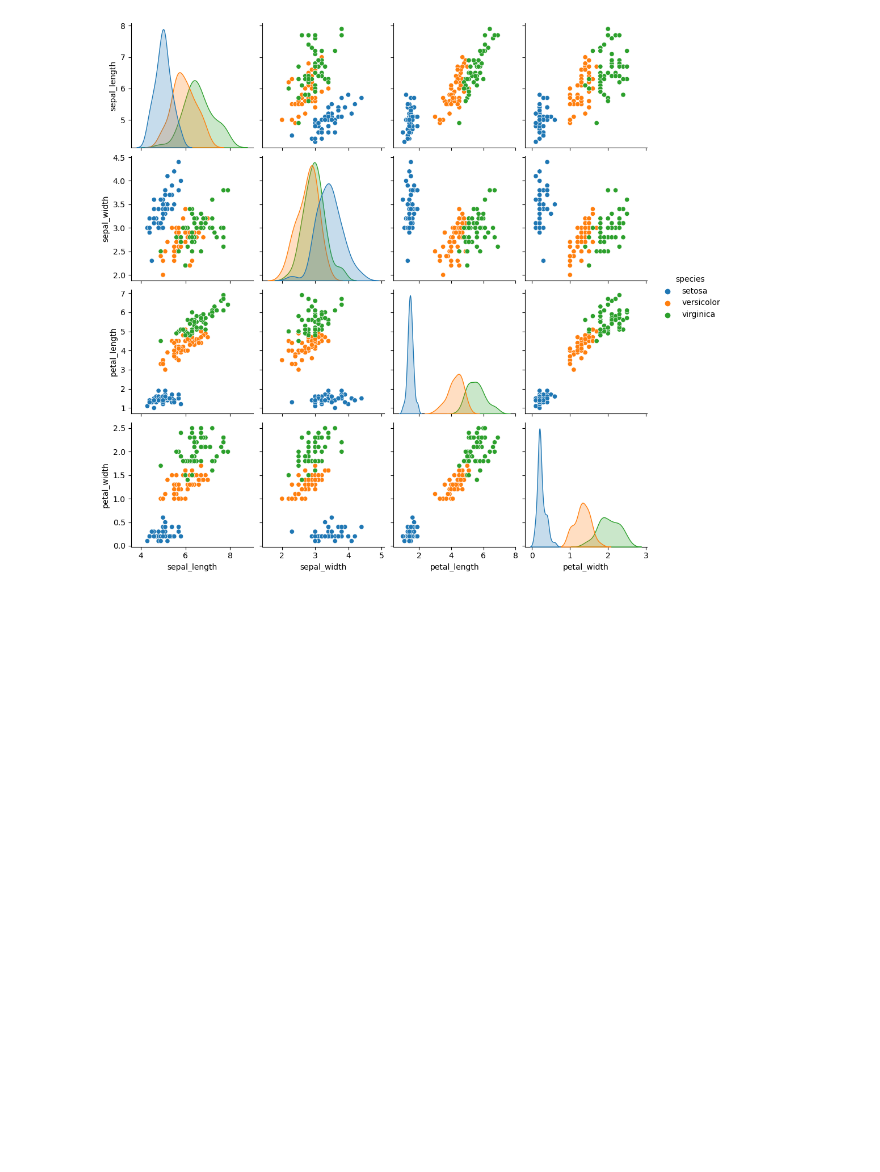
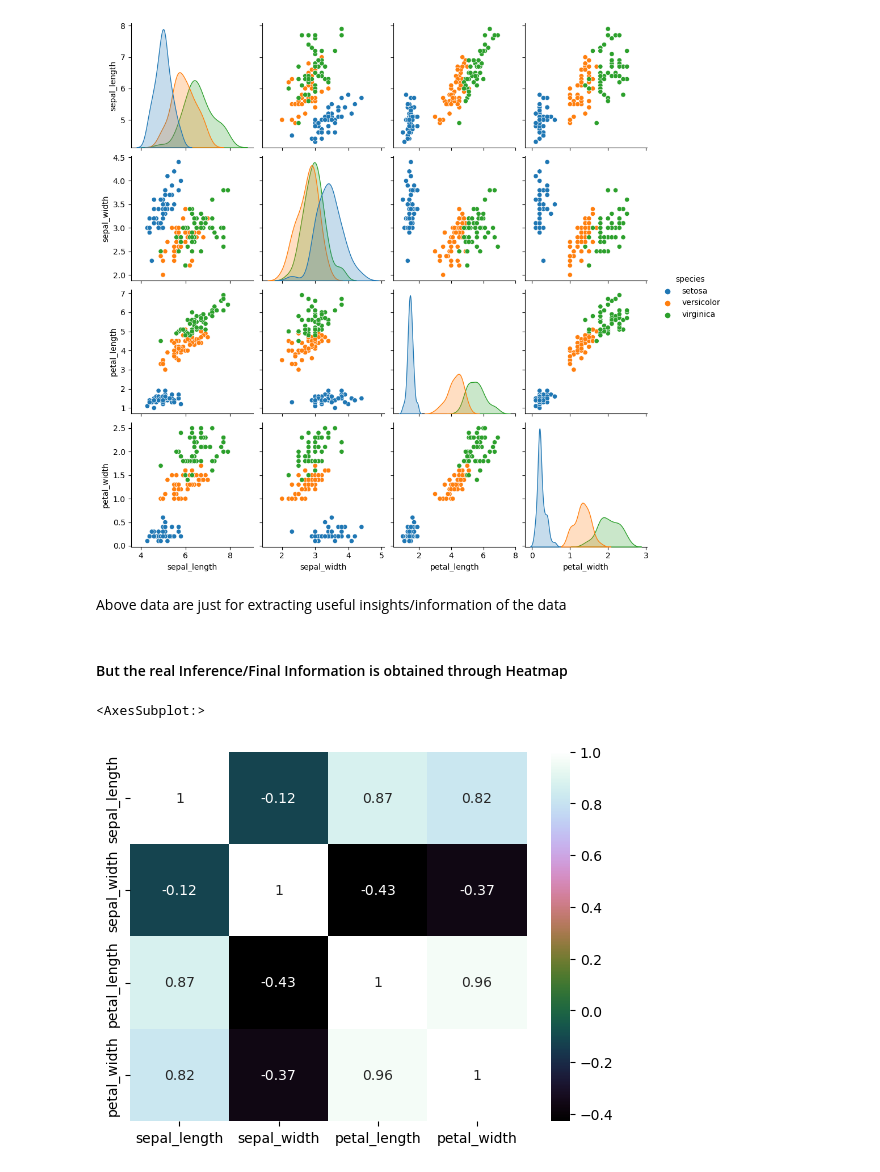
Before and after one commit to madhanl6/Seaborn_viz, a Jupyter notebook: Visualizations.ipynb, the cells around one changed output. Drawn from its saved outputs; the diff is of its cells as text; code cells hidden in the pictures; blank space fills up the shorter version.

Commit message:
Heatmap

```diff
--- a/Visualizations.ipynb
+++ b/Visualizations.ipynb
@@ -115,3 +109,13 @@ sns.pairplot(data=df1,hue ='species')
 # %% [output]
 <seaborn.axisgrid.PairGrid at 0x...>
 [figure]
+# %% [markdown]
+Above data are just for extracting useful insights/information of the data
+# %% [markdown]
+#### But the real Inference/Final Information is obtained through Heatmap
+# %%
+correlation = df1.corr()
+sns.heatmap(correlation,cmap='cubehelix',annot=True)
+# %% [output]
+<AxesSubplot:>
+[figure, added]
```
Also changed, not shown: parts of 1 cell of this notebook.
